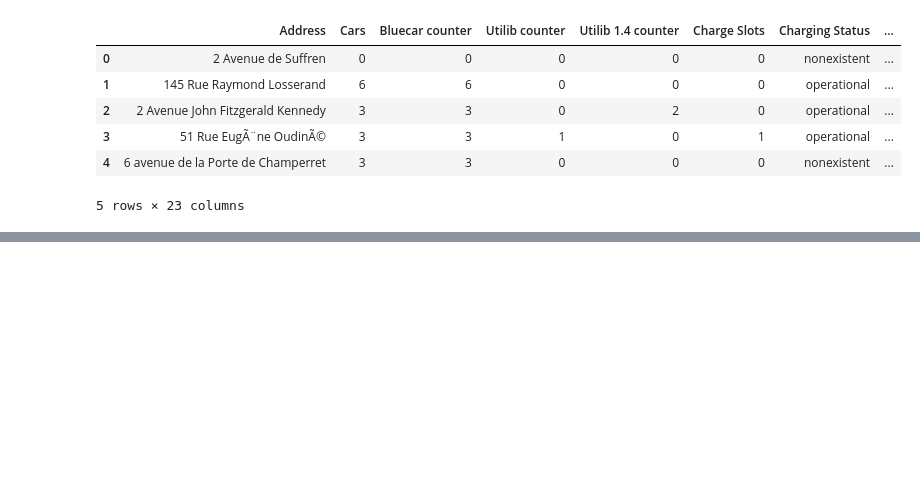
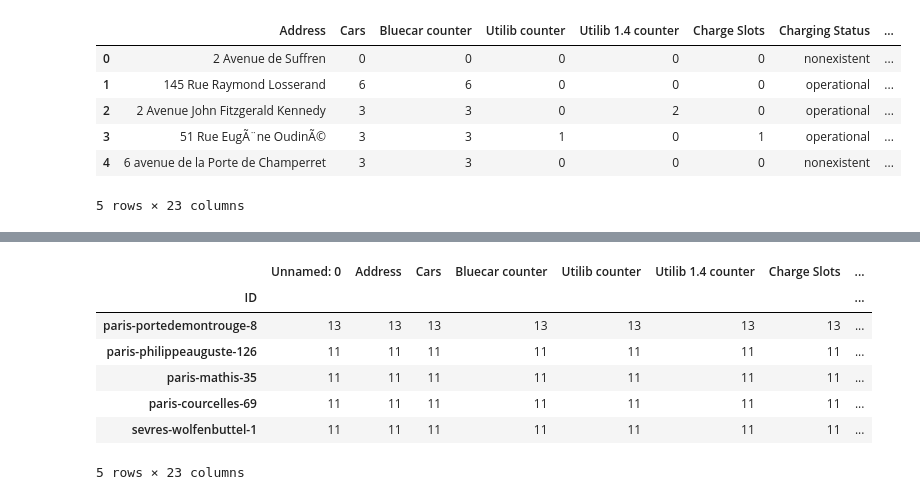
Before and after one commit to mbururyan/Electric-Car-Sharing, a Jupyter notebook: WK4_IP_Ryan_Mburu_Electric_Car_Sharing_Data_Mining.ipynb, the cells around one changed output, grey strips where cells are left out. Cells and saved outputs as stored; diff of their text form; code cells hidden in the pictures; blank space fills up the shorter version.

Commit message:
mined the most popular and least popular stations and postal codes

```diff
--- a/WK4_IP_Ryan_Mburu_Electric_Car_Sharing_Data_Mining.ipynb
+++ b/WK4_IP_Ryan_Mburu_Electric_Car_Sharing_Data_Mining.ipynb
@@ -177,0 +184,5 @@ df_new
+# %%
+# Importing the cleaned dataset for analysis
+
+df = pd.read_csv('/Users/RyanMburu/Documents/moringa-Independent-Projects/WK4-IP/cleaned_autolib_dataset.csv')
+df.head()
@@ -177,0 +197,25 @@ df_new
+# %%
+# Most popular station
+
+#Choosing only stations
+df_station = df[df['Kind'] == 'STATION']
+df_station
+
+#Group the stations by count to find what station occurs most times
+
+df_grouped = df_station.groupby('ID').count()
+df_grouped
+
+#Sorting the grouped stations
+
+pop_stations = df_grouped.sort_values(by='Cars', ascending=0)
+pop_stations.head()
+# %% [output]
+|  | Unnamed: 0 | Address | Cars | Bluecar counter | Utilib counter | Utilib 1.4 counter | Charge Slots | ... |
+| ID |  |  |  |  |  |  |  | ... |
+| paris-portedemontrouge-8 | 13 | 13 | 13 | 13 | 13 | 13 | 13 | ... |
+| paris-philippeauguste-126 | 11 | 11 | 11 | 11 | 11 | 11 | 11 | ... |
+| paris-mathis-35 | 11 | 11 | 11 | 11 | 11 | 11 | 11 | ... |
+| paris-courcelles-69 | 11 | 11 | 11 | 11 | 11 | 11 | 11 | ... |
+| sevres-wolfenbuttel-1 | 11 | 11 | 11 | 11 | 11 | 11 | 11 | ... |
+5 rows × 23 columns
```
Also changed, not shown: parts of 12 cells of this notebook.
